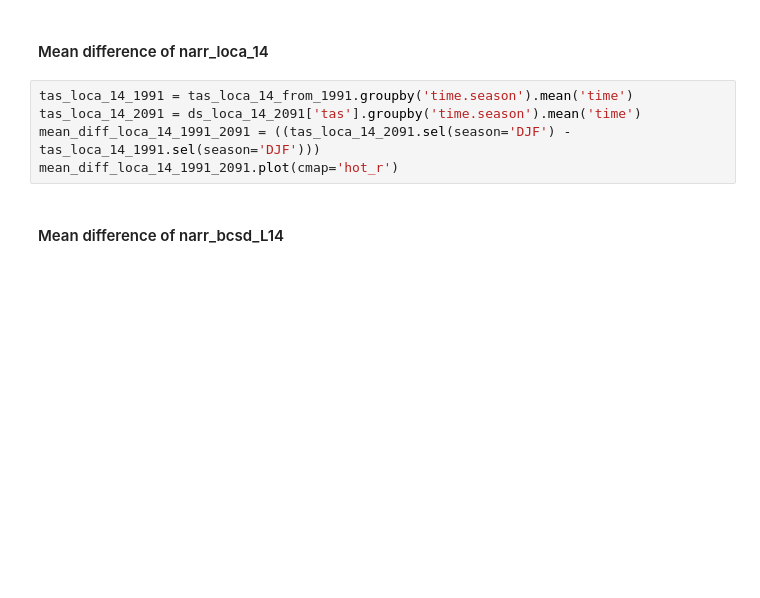
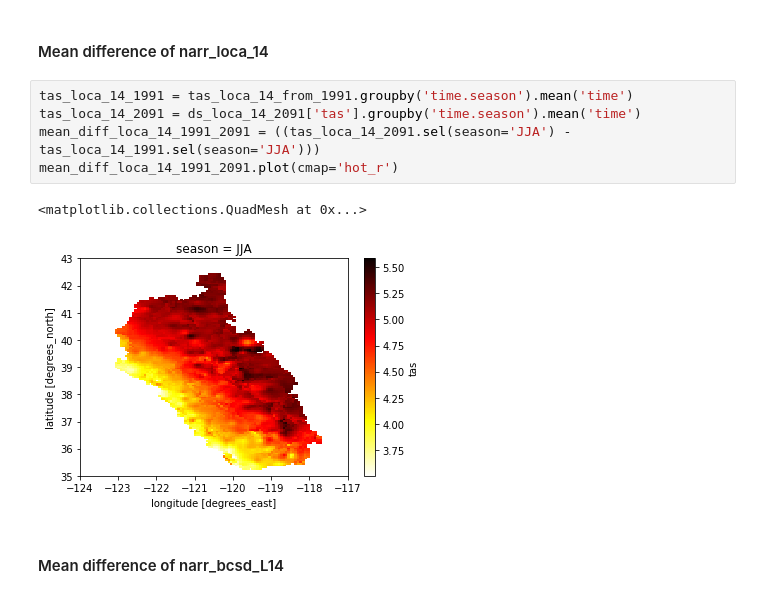
Before and after one commit to raghavgr/DOE-Hydro, a Jupyter notebook: Temperature with Mean Difference.ipynb, the cells around one changed output. Cells and saved outputs as stored; diff of their text form; blank space fills up the shorter version.

```diff
--- a/Temperature with Mean Difference.ipynb
+++ b/Temperature with Mean Difference.ipynb
@@ -68,8 +91,11 @@ mean_diff_loca_wrf_1991_2091.plot(cmap='hot_r')
 # %%
 tas_loca_14_1991 = tas_loca_14_from_1991.groupby('time.season').mean('time')
 tas_loca_14_2091 = ds_loca_14_2091['tas'].groupby('time.season').mean('time')
-mean_diff_loca_14_1991_2091 = ((tas_loca_14_2091.sel(season='DJF') - tas_loca_14_1991.sel(season='DJF')))
+mean_diff_loca_14_1991_2091 = ((tas_loca_14_2091.sel(season='JJA') - tas_loca_14_1991.sel(season='JJA')))
 mean_diff_loca_14_1991_2091.plot(cmap='hot_r')
+# %% [output]
+<matplotlib.collections.QuadMesh at 0x...>
+[figure, added]
 # %% [markdown]
 #### Mean difference of narr_bcsd_L14
 # %%
```
Also changed, not shown: parts of 12 cells of this notebook, 1 other file.
